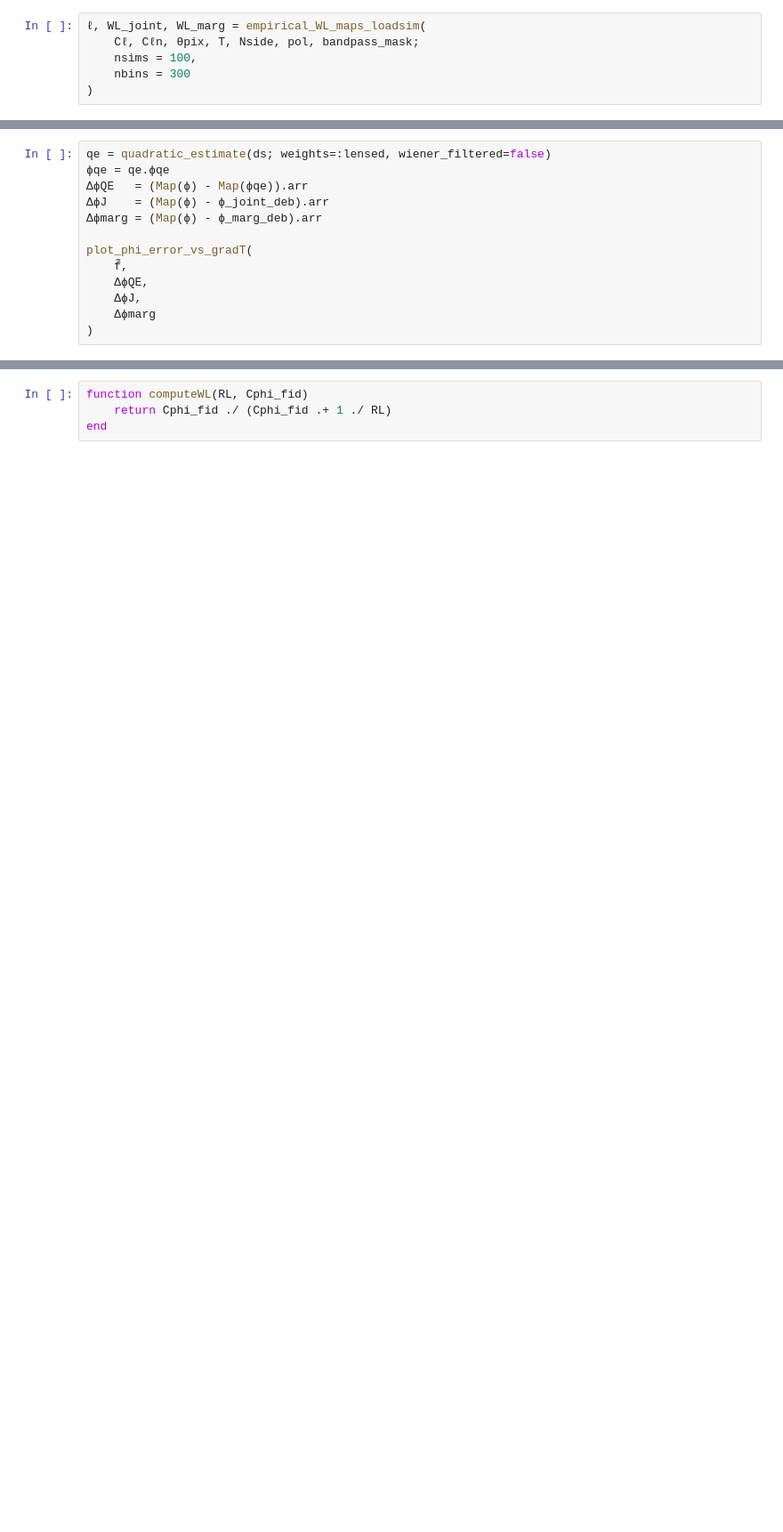
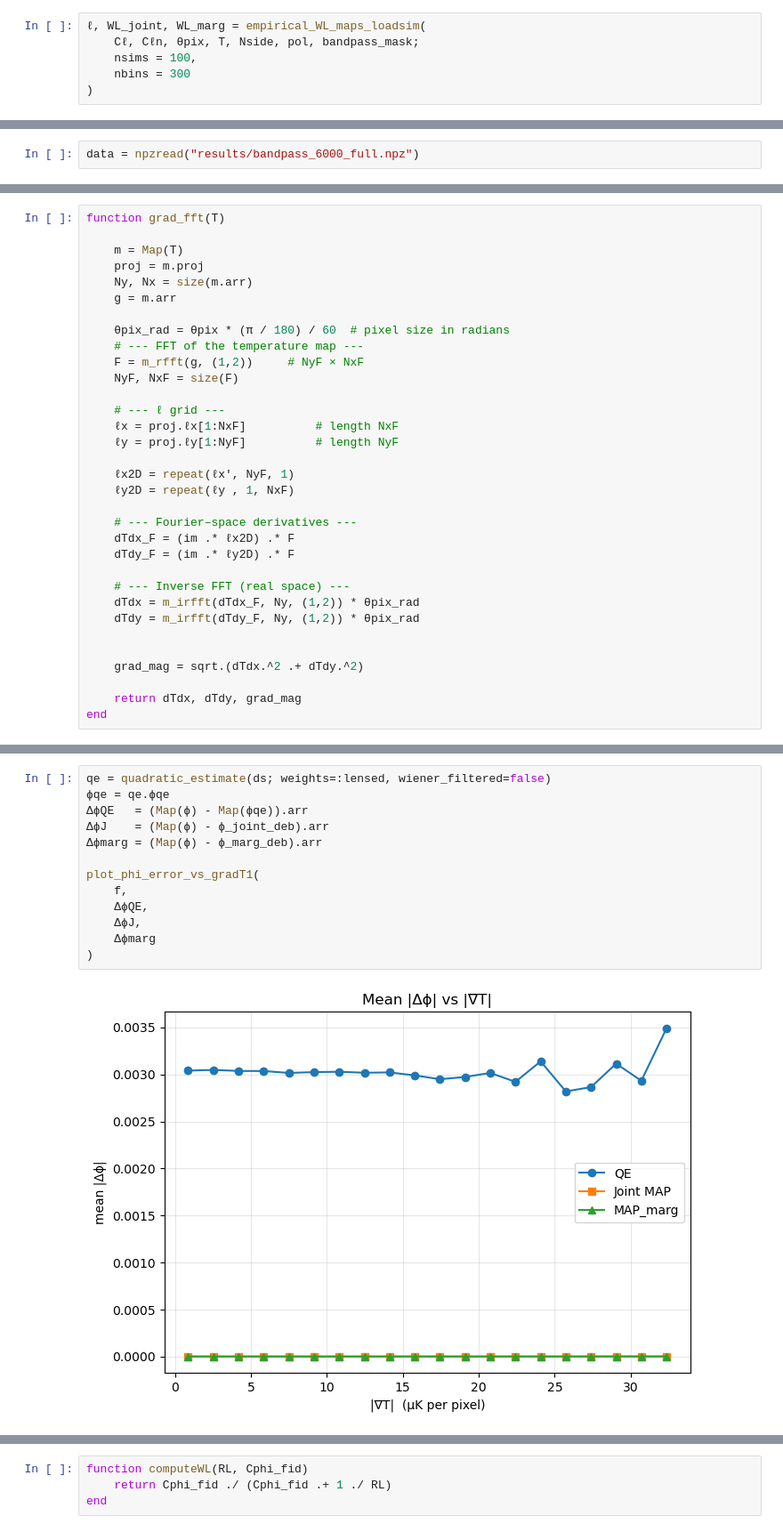
Before and after one commit to mdh959/CMB_Project, a Jupyter notebook: project.ipynb, the cells around one changed output, grey strips where cells are left out. Shown at 89% size. Cells and saved outputs as stored; diff of their text form; blank space fills up the shorter version.

```diff
--- a/project.ipynb
+++ b/project.ipynb
@@ -439,0 +533,2 @@ WL_marg  = W_marg_running
+# %%
+data = npzread("results/bandpass_6000_full.npz")
@@ -444,0 +586,33 @@ using
+# %%
+function grad_fft(T)
+
+    m = Map(T)
+    proj = m.proj
+    Ny, Nx = size(m.arr)
+    g = m.arr
+
+    θpix_rad = θpix * (π / 180) / 60  # pixel size in radians
+    # --- FFT of the temperature map ---
+    F = m_rfft(g, (1,2))     # NyF × NxF
+    NyF, NxF = size(F)
+
+    # --- ℓ grid ---
+    ℓx = proj.ℓx[1:NxF]          # length NxF
+    ℓy = proj.ℓy[1:NyF]          # length NyF
+
+    ℓx2D = repeat(ℓx', NyF, 1)
+    ℓy2D = repeat(ℓy , 1, NxF)
+
+    # --- Fourier–space derivatives ---
+    dTdx_F = (im .* ℓx2D) .* F
+    dTdy_F = (im .* ℓy2D) .* F
+
+    # --- Inverse FFT (real space) ---
+    dTdx = m_irfft(dTdx_F, Ny, (1,2)) * θpix_rad
+    dTdy = m_irfft(dTdy_F, Ny, (1,2)) * θpix_rad
+
+
+    grad_mag = sqrt.(dTdx.^2 .+ dTdy.^2)
+
+    return dTdx, dTdy, grad_mag
+end
@@ -445,13 +690,15 @@ using
 # %%
 qe = quadratic_estimate(ds; weights=:lensed, wiener_filtered=false)
 ϕqe = qe.ϕqe
 ΔϕQE   = (Map(ϕ) - Map(ϕqe)).arr
 ΔϕJ    = (Map(ϕ) - ϕ_joint_deb).arr
 Δϕmarg = (Map(ϕ) - ϕ_marg_deb).arr
 
-plot_phi_error_vs_gradT(
-    f̃,
+plot_phi_error_vs_gradT1(
+    f,
     ΔϕQE,
     ΔϕJ,
     Δϕmarg
 )
+# %% [output]
+[figure, added]
```
Also changed, not shown: parts of 28 cells of this notebook, 4 other files.
